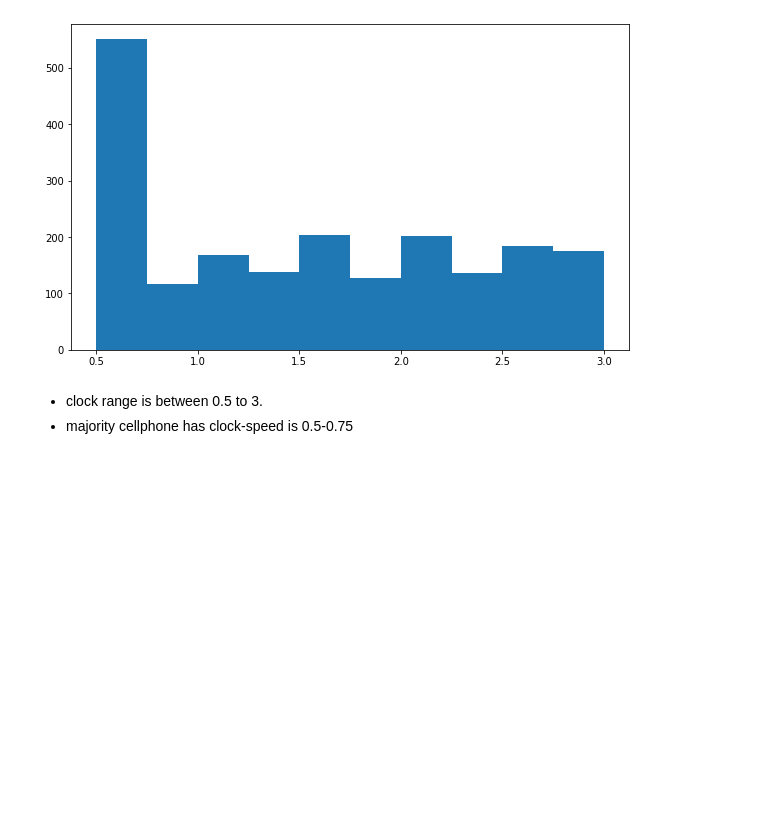
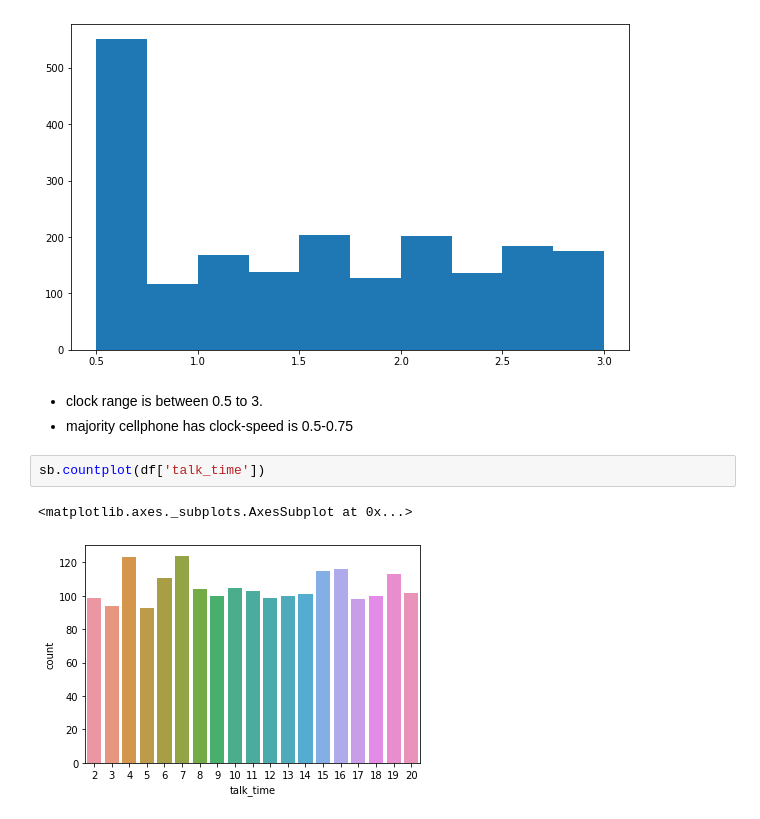
Before and after one commit to KrishnaDesai16/CellphonePriceRange, a Jupyter notebook: CellphonePriceRange.ipynb, the cells around one changed output. Saved outputs shown, nothing was run; the diff lists cells and outputs as text; blank space fills up the shorter version.

```diff
--- a/CellphonePriceRange.ipynb
+++ b/CellphonePriceRange.ipynb
@@ -281,3 +281,8 @@ plt.show()
 # %% [markdown]
 - clock range is between 0.5 to 3.
 - majority cellphone has clock-speed is 0.5-0.75
+# %%
+sb.countplot(df['talk_time'])
+# %% [output]
+<matplotlib.axes._subplots.AxesSubplot at 0x...>
+[figure, added]
```
Also changed, not shown: parts of 1 cell of this notebook.
